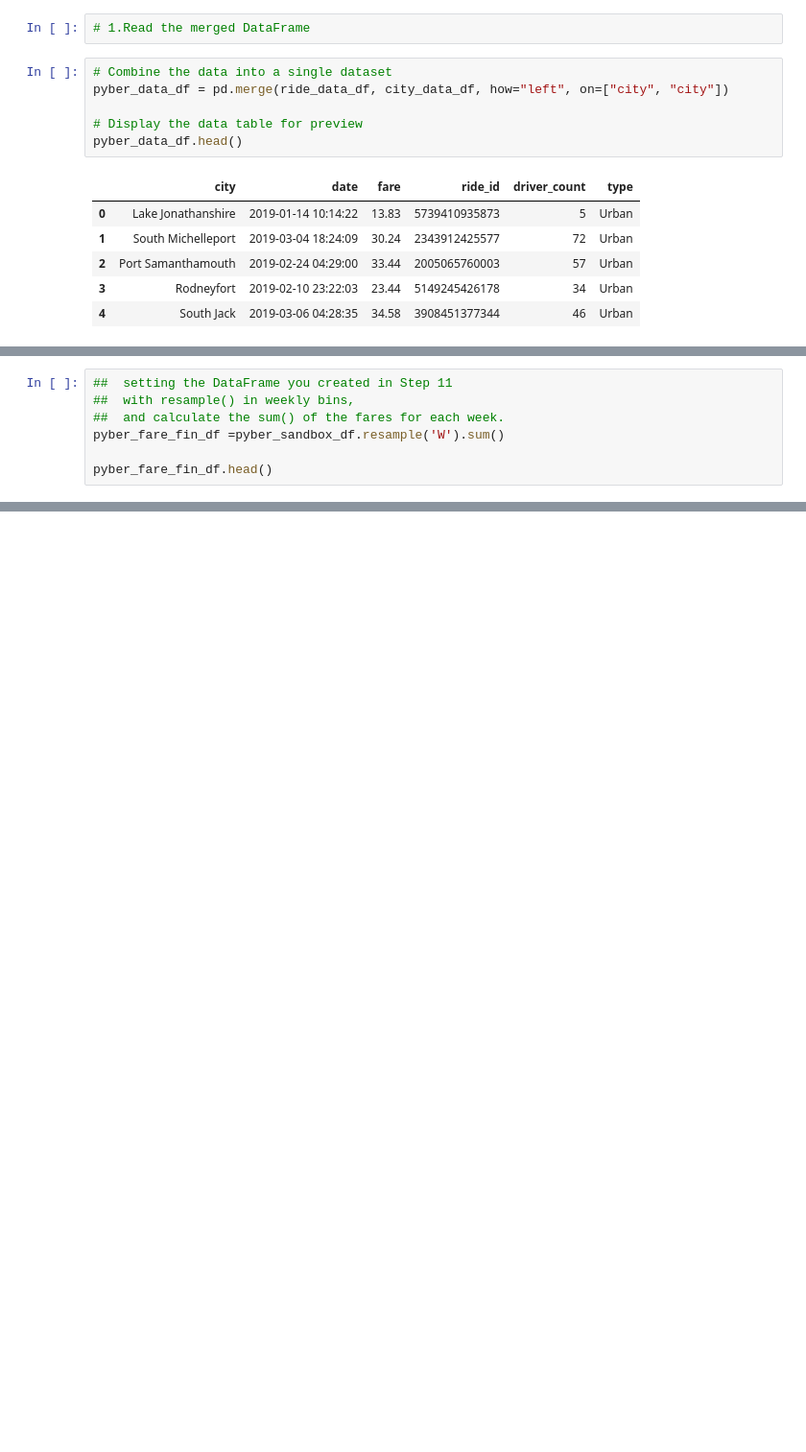
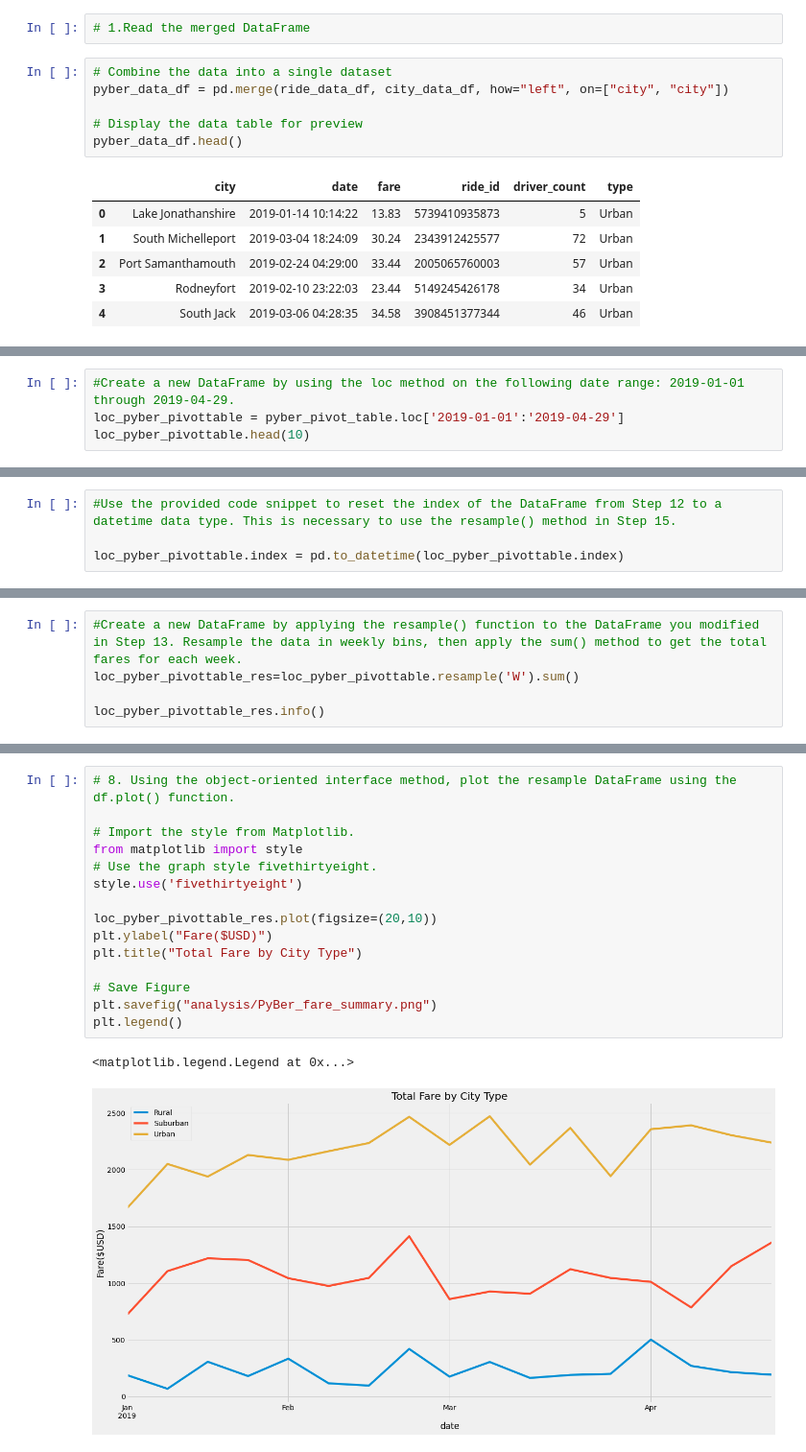
Before and after one commit to Carmenloww/PyBer_Analysis, a Jupyter notebook: PyBer_Challenge.ipynb, the cells around one changed output, grey strips where cells are left out. Shown: that part at 96% size. Drawn from its saved outputs; the diff is of its cells as text; blank space fills up the shorter version.

```diff
--- a/PyBer_Challenge.ipynb
+++ b/PyBer_Challenge.ipynb
@@ -435,0 +337,4 @@ pyber_sandbox_df.head()
+# %%
+#Create a new DataFrame by using the loc method on the following date range: 2019-01-01 through 2019-04-29.
+loc_pyber_pivottable = pyber_pivot_table.loc['2019-01-01':'2019-04-29']
+loc_pyber_pivottable.head(10)
@@ -435,0 +354,4 @@ pyber_sandbox_df.head()
+# %%
+#Use the provided code snippet to reset the index of the DataFrame from Step 12 to a datetime data type. This is necessary to use the resample() method in Step 15.
+
+loc_pyber_pivottable.index = pd.to_datetime(loc_pyber_pivottable.index)
@@ -436,8 +372,6 @@ pyber_sandbox_df.head()
 # %%
-##  setting the DataFrame you created in Step 11
-##  with resample() in weekly bins,
-##  and calculate the sum() of the fares for each week.
-pyber_fare_fin_df =pyber_sandbox_df.resample('W').sum()
+#Create a new DataFrame by applying the resample() function to the DataFrame you modified in Step 13. Resample the data in weekly bins, then apply the sum() method to get the total fares for each week.
+loc_pyber_pivottable_res=loc_pyber_pivottable.resample('W').sum()
 
-pyber_fare_fin_df.head()
+loc_pyber_pivottable_res.info()
 # %% [output]
@@ -566,0 +405,18 @@ plt.savefig("analysis/PyBer_fare_summary.png")
+# %%
+# 8. Using the object-oriented interface method, plot the resample DataFrame using the df.plot() function.
+
+# Import the style from Matplotlib.
+from matplotlib import style
+# Use the graph style fivethirtyeight.
+style.use('fivethirtyeight')
+
+loc_pyber_pivottable_res.plot(figsize=(20,10))
+plt.ylabel("Fare($USD)")
+plt.title("Total Fare by City Type")
+
+# Save Figure
+plt.savefig("analysis/PyBer_fare_summary.png")
+plt.legend()
+# %% [output]
+<matplotlib.legend.Legend at 0x...>
+[figure, added]
```
Also changed, not shown: parts of 41 cells of this notebook, 3 other files.
